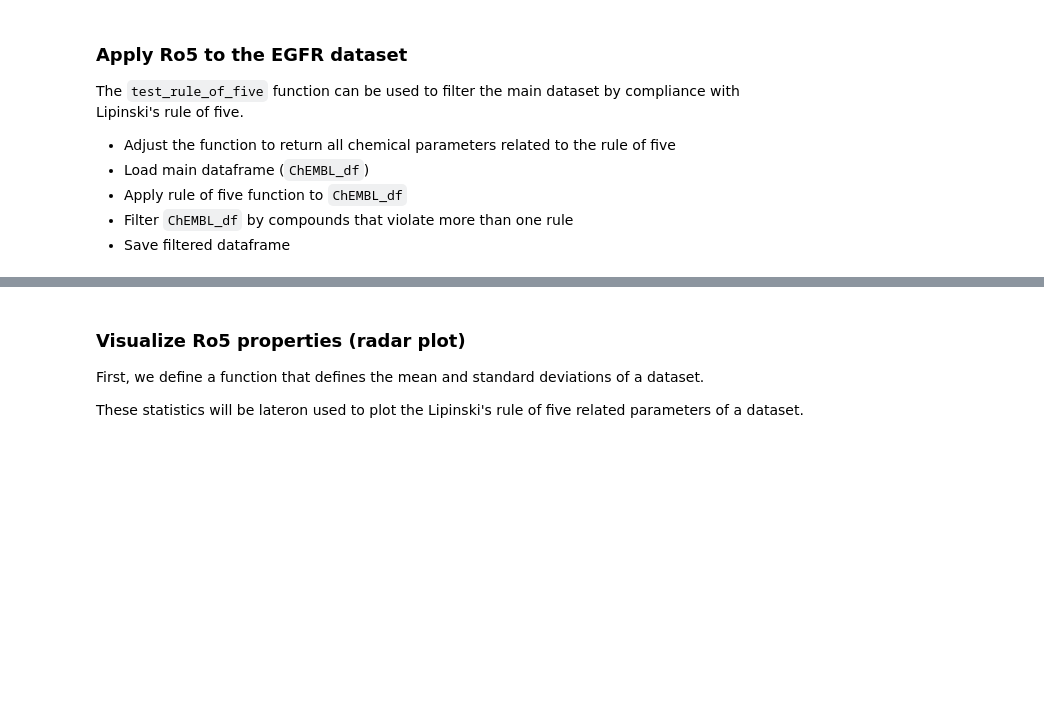
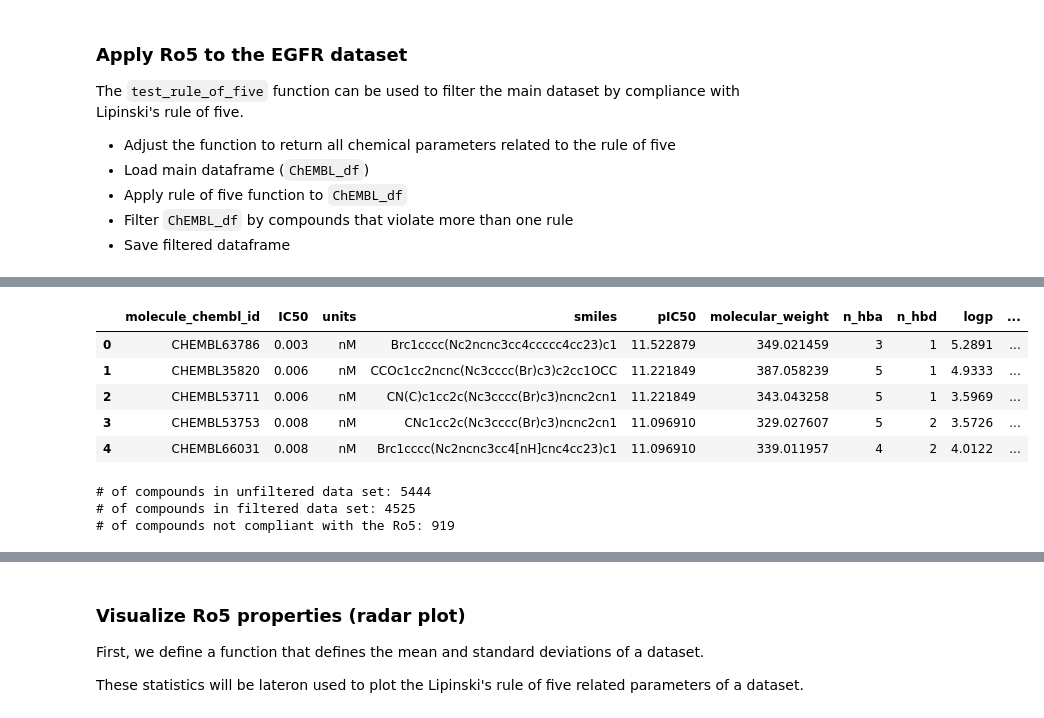
Before and after one commit to volkamerlab/teachopencadd, a Jupyter notebook: teachopencadd/talktorials/002_compound_adme/talktorial.ipynb, the cells around one changed output, grey strips where cells are left out. Drawn from its saved outputs; the diff is of its cells as text; code cells hidden in the pictures; blank space fills up the shorter version.

```diff
--- a/teachopencadd/talktorials/002_compound_adme/talktorial.ipynb
+++ b/teachopencadd/talktorials/002_compound_adme/talktorial.ipynb
@@ -187,14 +205,18 @@ A function is defined to investigate whether a compound violates the rule of fiv
 # %%
-def test_rule_of_five(smi):
-    m = Chem.MolFromSmiles(smi)
-
-    # Calculate rule of five chemical properties
-    MW = Descriptors.ExactMolWt(m)
-    HBA = Descriptors.NumHAcceptors(m)
-    HBD = Descriptors.NumHDonors(m)
-    LogP = Descriptors.MolLogP(m)
-
-    # Rule of five conditions
-    conditions = [MW <= 500, HBA <= 10, HBD <= 5, LogP <= 5]
+def calculates_ro5(smiles):
+    """Test if input molecule (SMILES) fulfills Lipinski's rule of five."""
+    # RDKit molecule from SMILES
+    molecule = Chem.MolFromSmiles(smiles)
+    # Calculate Ro5-relevant chemical properties
+    molecular_weight = Descriptors.ExactMolWt(molecule)
+    n_hba = Descriptors.NumHAcceptors(molecule)
+    n_hbd = Descriptors.NumHDonors(molecule)
+    logp = Descriptors.MolLogP(molecule)
+    # Ro5 conditions fulfilled?
+    conditions = [molecular_weight <= 500, n_hba <= 10, n_hbd <= 5, logp <= 5]
+    ro5_fulfilled = sum(conditions) >= 3
     # Return True if no more than one out of four conditions is violated
-    return conditions.count(True) >= 3
+    return pd.Series(
+        [molecular_weight, n_hba, n_hbd, logp, ro5_fulfilled],
+        index=["molecular_weight", "n_hba", "n_hbd", "logp", "ro5_fulfilled"]
+    )
@@ -287,0 +257,5 @@ filtered_df.head(10)
+# %%
+# Apply the Ro5 to all molecules
+# TODO: CI - Takes a few seconds
+ro5_properties = molecules["smiles"].apply(calculates_ro5)
+ro5_properties.head()
@@ -287,0 +269,22 @@ filtered_df.head(10)
+# %%
+# Concatenate molecule with Ro5 data
+molecules = pd.concat([molecules, ro5_properties], axis=1)
+molecules.head()
+# %% [output]
+|  | molecule_chembl_id | IC50 | units | smiles | pIC50 | molecular_weight | n_hba | n_hbd | logp | ... |
+| 0 | CHEMBL63786 | 0.003 | nM | Brc1cccc(Nc2ncnc3cc4ccccc4cc23)c1 | 11.522879 | 349.021459 | 3 | 1 | 5.2891 | ... |
+| 1 | CHEMBL35820 | 0.006 | nM | CCOc1cc2ncnc(Nc3cccc(Br)c3)c2cc1OCC | 11.221849 | 387.058239 | 5 | 1 | 4.9333 | ... |
+| 2 | CHEMBL53711 | 0.006 | nM | CN(C)c1cc2c(Nc3cccc(Br)c3)ncnc2cn1 | 11.221849 | 343.043258 | 5 | 1 | 3.5969 | ... |
+| 3 | CHEMBL53753 | 0.008 | nM | CNc1cc2c(Nc3cccc(Br)c3)ncnc2cn1 | 11.096910 | 329.027607 | 5 | 2 | 3.5726 | ... |
+| 4 | CHEMBL66031 | 0.008 | nM | Brc1cccc(Nc2ncnc3cc4[nH]cnc4cc23)c1 | 11.096910 | 339.011957 | 4 | 2 | 4.0122 | ... |
+# %%
+# Keep only Ro5-compliant molecules
+molecules_ro5_fulfilled = molecules[molecules["ro5_fulfilled"]]
+
+print(f"# of compounds in unfiltered data set: {molecules.shape[0]}")
+print(f"# of compounds in filtered data set: {molecules_ro5_fulfilled.shape[0]}")
+print(f"# of compounds not compliant with the Ro5: {molecules.shape[0] - molecules_ro5_fulfilled.shape[0]}")
+# %% [output]
+# of compounds in unfiltered data set: 5444
+# of compounds in filtered data set: 4525
+# of compounds not compliant with the Ro5: 919
```
Also changed, not shown: parts of 36 cells of this notebook.
